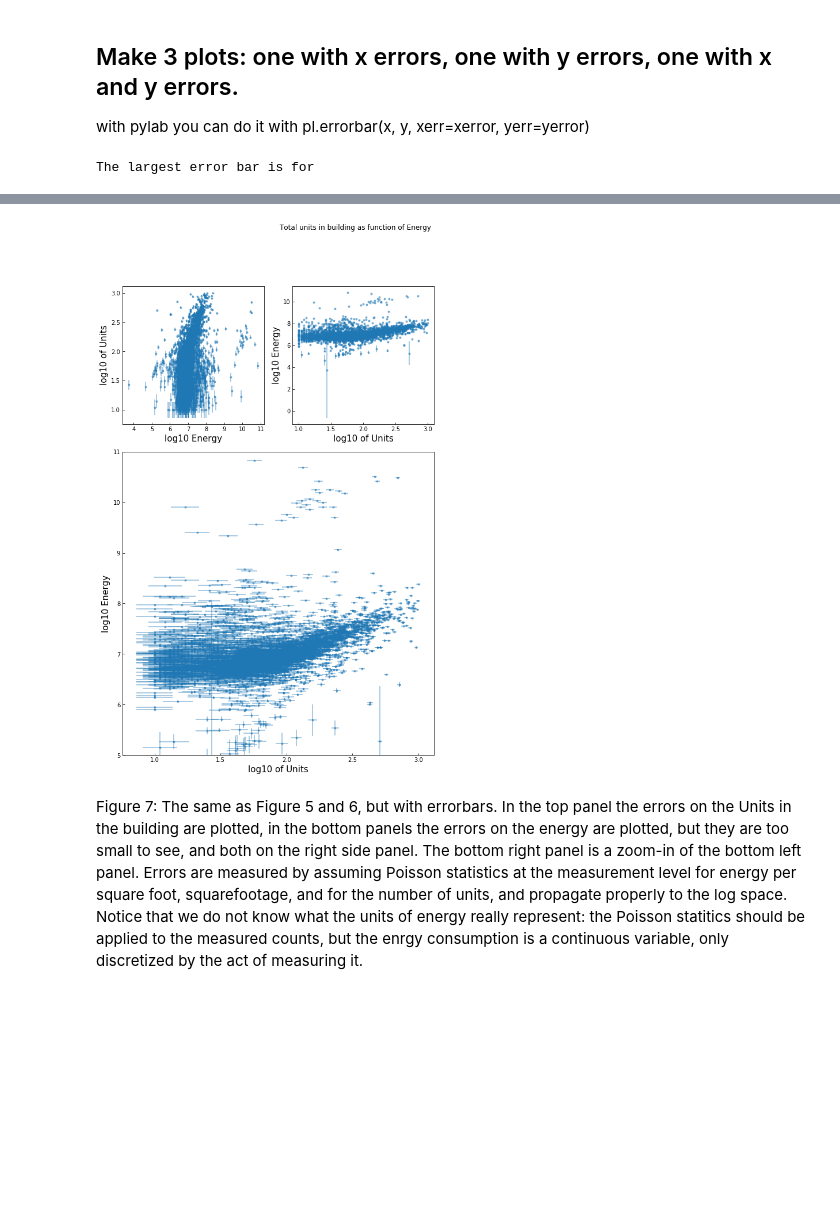
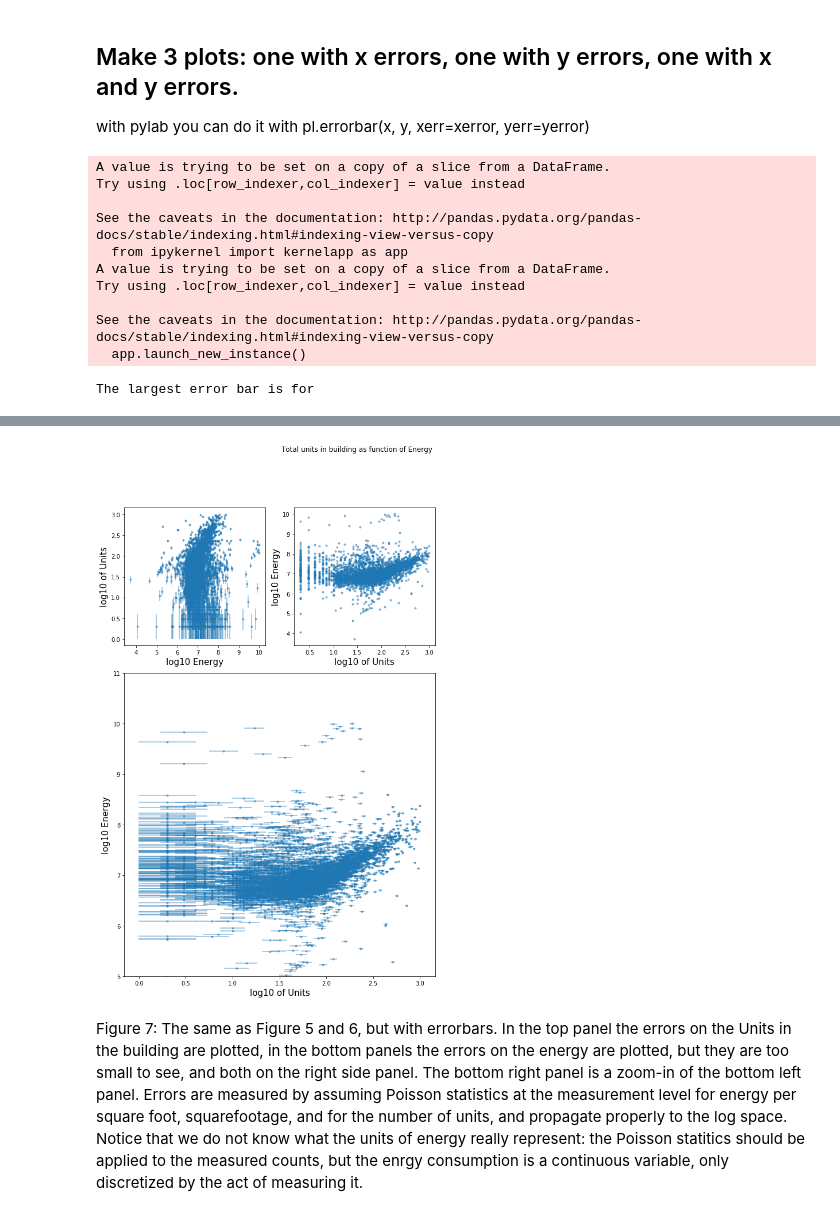
Before and after one commit to patafiot/PUI2018_tp1600, a Jupyter notebook: HW10_tp1600/building_nrg_instructions.ipynb, the cells around one changed output, grey strips where cells are left out. Saved outputs shown, nothing was run; the diff lists cells and outputs as text; code cells hidden in the pictures; blank space fills up the shorter version.

```diff
--- a/HW10_tp1600/building_nrg_instructions.ipynb
+++ b/HW10_tp1600/building_nrg_instructions.ipynb
@@ -509,8 +525,9 @@ plt.legend()
 # %% [markdown]
 Figure: The figure above shows the plot of Units vs Energy Consumption in kBtu for buildings, as well as the linear model in red-- all in log scale. You can see that there is an increase in energy consumption as units increase.
 # %%
-bblnrgdata2.plot(kind='scatter',x='nrg',y='UnitsTotal', logx=True, logy=True)
+bblnrgdata2.sort_values(by='logunits', inplace=True)
+bblnrgdata2.plot(kind='scatter',x='logunits',y='lognrg')
 plt.xlabel("Energy Consumption (kBtu)")
-plt.plot(bblnrgdata2.nrg,bblnrgdata2.predictedunits,'r-')
+plt.plot(bblnrgdata2.logunits,bblnrgdata2.predictednrg,'r-')
 plt.legend()
 # %% [output]
@@ -556,6 +577,8 @@ instead of
 #with the quantities that are not linear already calculated
 
 # you can do it whichever way is easy for you
-bblnrgdataCut['logNrg']  = ...
-bblnrgdataCut['logUnits']  = ...
+bblnrgdata2['logNrg2']  = bblnrgdata2.lognrg**2
+bblnrgdata2['logUnits2']  = bblnrgdata2.logunits**2
+lm_poly=smf.ols(formula='lognrg~logUnits2+logunits', data=bblnrgdata2).fit()
+print(lm_poly.summary())
 # %% [output]
@@ -592,0 +610,2 @@ Figure 8: ...
+# %%
+bblnrgdata2['predictedpoly']=lm_poly.predict()
@@ -626,11 +671,15 @@ $\sigma _{f}\approx \left(a{\frac {\sigma _{A}}{A\ln(10)}}\right)$
 ## The minimum error is the squareroot of the value
 
 #errors on the measured quantities
-bblnrgdataCut['errorsnrg'] = ...
+err1 = sqrt(bblnrgdata2['Reported Property Floor Area (Building(s)) (ft²)'])
+err2 = sqrt(bblnrgdata2['Site EUI(kBtu/ft2)'])
+errNrg  = sqrt(err1**2 + err2**2)
+bblnrgdata2['errorslognrg'] = errNrg / (bblnrgdata2.nrg * np.log(10))
 
 # better WOULD BE to calculate each error and add in quadrature: sqrt(1/A + 1/B) which becomes
 #errorsnrg = np.sqrt(1.0 / bblnrgdataCut['Reported Property Floor Area'] + 1.0 / bblnrgdataCut['Site EUI(kBtu/ft2)'])
 #but this leads to insane error values (insanely small)
 
 ## Assume count statistics in the number of units as well
-bblnrgdataCut['errorsunits'] = ...
+errUnits = sqrt(bblnrgdata2.UnitsTotal)
+bblnrgdata2['errorslogunits'] = errUnits / (bblnrgdata2.UnitsTotal * np.log(10))
@@ -641,9 +701,12 @@ with pylab you can do it with pl.errorbar(x, y, xerr=xerror, yerr=yerror)
 # %%
+bblnrgdataCut=bblnrgdata2
+bblnrgdata2['errorsunits']=bblnrgdata2.errorslogunits
+bblnrgdata2['errorsnrg']=bblnrgdata2.errorslognrg
 #I could also include errors for number of units
-fig2 = plt.figure(constrained_layout=True, figsize=(15,15))
+fig2 = plt.figure(figsize=(15,15))
 
-gs1 = gridspec.GridSpec(3, 3, figure=fig2)
-gs1.update(left=0.68, right=0.68, wspace=0.2)
+#gs1 = gridspec.GridSpec(3, 3, figure=fig2)
+#gs1.update(left=0.68, right=0.68, wspace=0.2)
 
 
 ax1 = plt.subplot2grid((3, 3), (0, 0), colspan=1)
@@ -673,4 +736,14 @@ ax4.set_ylim(5,11)
 print ("The largest error bar is for")
 bblnrgdataCut[bblnrgdataCut.errorsnrg == bblnrgdataCut.errorsnrg.max()]
 # %% [output]
-The largest error bar is for
+A value is trying to be set on a copy of a slice from a DataFrame.
+Try using .loc[row_indexer,col_indexer] = value instead
+
+See the caveats in the documentation: http://pandas.pydata.org/pandas-docs/stable/indexing.html#indexing-view-versus-copy
+  from ipykernel import kernelapp as app
+A value is trying to be set on a copy of a slice from a DataFrame.
+Try using .loc[row_indexer,col_indexer] = value instead
+
+See the caveats in the documentation: http://pandas.pydata.org/pandas-docs/stable/indexing.html#indexing-view-versus-copy
+  app.launch_new_instance()
+The largest error bar is for
@@ -679,4 +752,4 @@ The largest error bar is for
-[figure, old version]
+[figure, new version]
 # %% [markdown]
 Figure 7: The same as Figure 5 and 6, but with errorbars. In the top panel the errors on the Units in the building are plotted, in the bottom panels the errors on the energy are plotted, but they are too small to see,  and both on the right side panel. The bottom right panel is a zoom-in of the bottom left panel. Errors are measured by assuming Poisson statistics at the measurement level for energy per square foot, squarefootage, and for the number of units, and propagate properly to the log space. Notice that we do not know what the units of energy really represent: the Poisson statitics should be applied to the measured counts, but the enrgy consumption is a continuous variable, only discretized by the act of measuring it.
 
```
Also changed, not shown: parts of 41 cells of this notebook.
